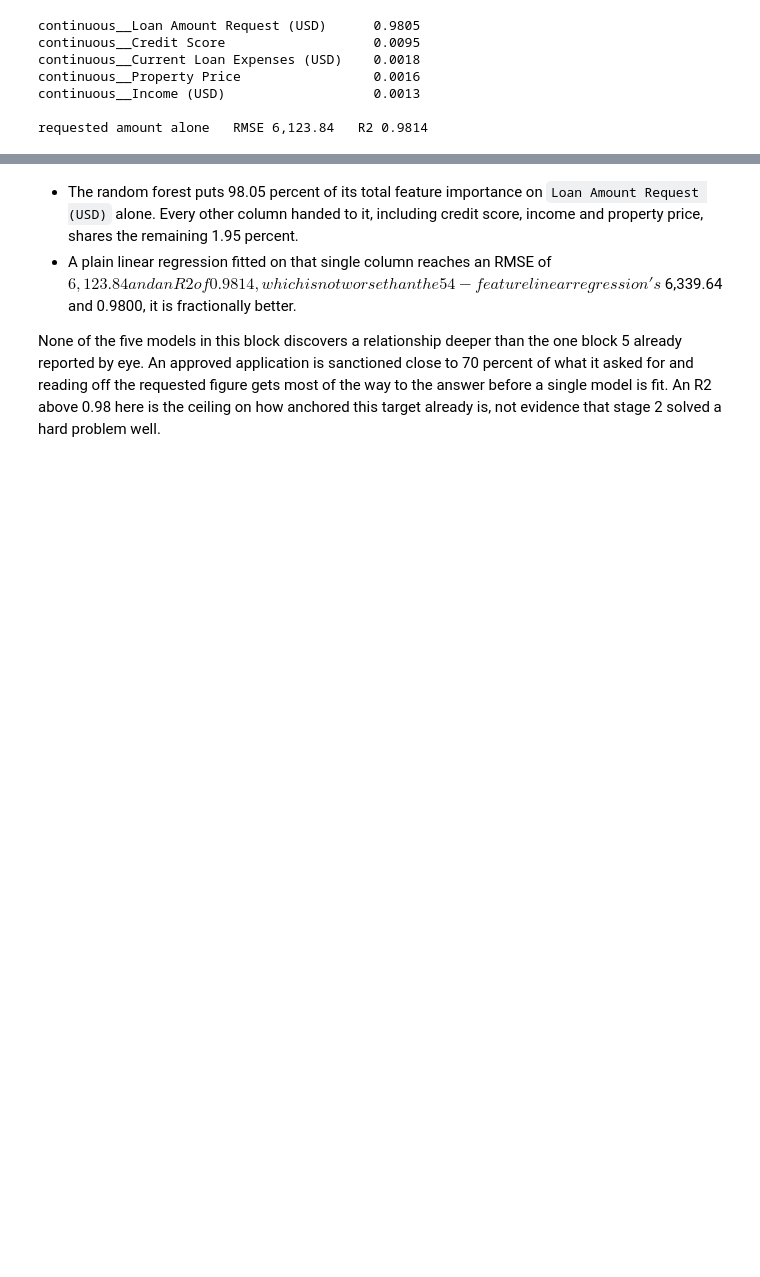
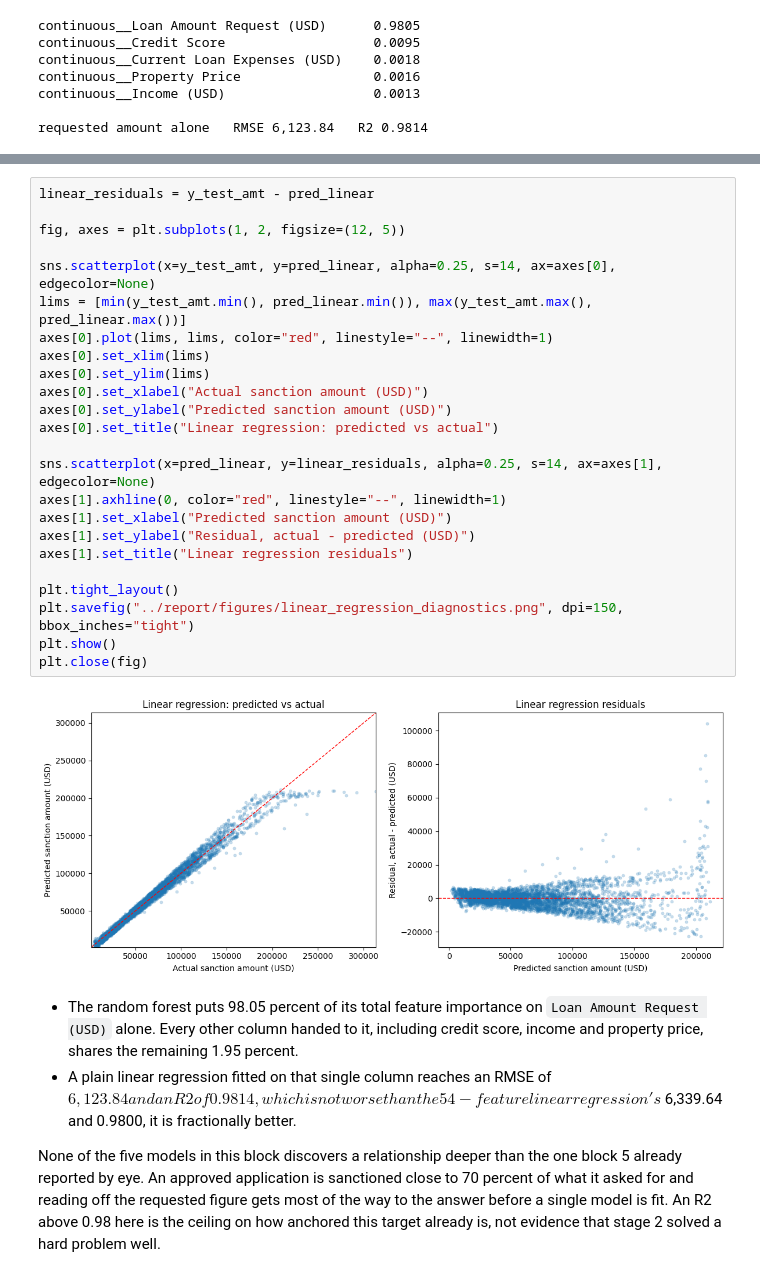
Before and after one commit to kushalkrishnappa/fai-final-project-2026, a Jupyter notebook: src/LoanSanctionAmountEstimation.ipynb, the cells around one changed output, grey strips where cells are left out. Cells and saved outputs as stored; diff of their text form; blank space fills up the shorter version.

```diff
--- a/src/LoanSanctionAmountEstimation.ipynb
+++ b/src/LoanSanctionAmountEstimation.ipynb
@@ -1829,3 +1849,29 @@ requested amount alone   RMSE 6,123.84   R2 0.9814
+# %%
+linear_residuals = y_test_amt - pred_linear
+
+fig, axes = plt.subplots(1, 2, figsize=(12, 5))
+
+sns.scatterplot(x=y_test_amt, y=pred_linear, alpha=0.25, s=14, ax=axes[0], edgecolor=None)
+lims = [min(y_test_amt.min(), pred_linear.min()), max(y_test_amt.max(), pred_linear.max())]
+axes[0].plot(lims, lims, color="red", linestyle="--", linewidth=1)
+axes[0].set_xlim(lims)
+axes[0].set_ylim(lims)
+axes[0].set_xlabel("Actual sanction amount (USD)")
+axes[0].set_ylabel("Predicted sanction amount (USD)")
+axes[0].set_title("Linear regression: predicted vs actual")
+
+sns.scatterplot(x=pred_linear, y=linear_residuals, alpha=0.25, s=14, ax=axes[1], edgecolor=None)
+axes[1].axhline(0, color="red", linestyle="--", linewidth=1)
+axes[1].set_xlabel("Predicted sanction amount (USD)")
+axes[1].set_ylabel("Residual, actual - predicted (USD)")
+axes[1].set_title("Linear regression residuals")
+
+plt.tight_layout()
+plt.savefig("../report/figures/linear_regression_diagnostics.png", dpi=150, bbox_inches="tight")
+plt.show()
+plt.close(fig)
+# %% [output]
+[figure, added]
 # %% [markdown]
 - The random forest puts 98.05 percent of its total feature importance on
   `Loan Amount Request (USD)` alone. Every other column handed to it, including
```
Also changed, not shown: parts of 20 cells of this notebook, 21 other files.
